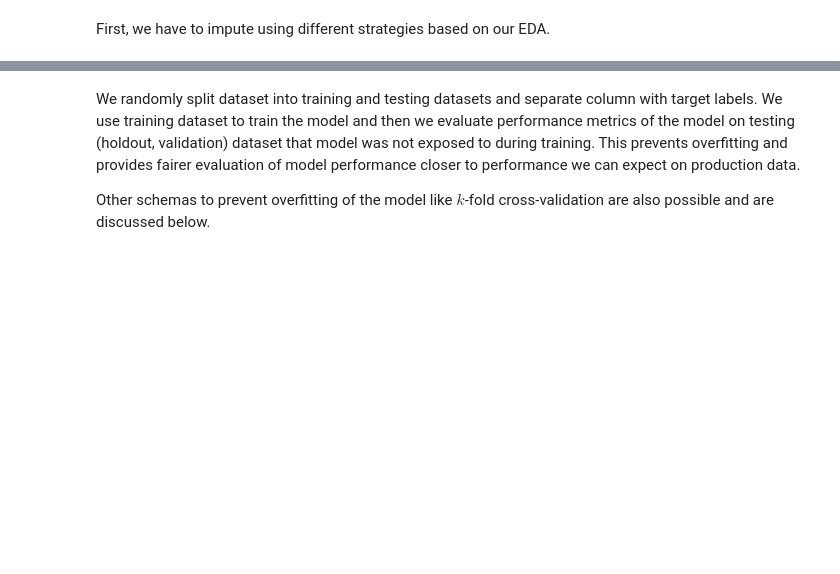
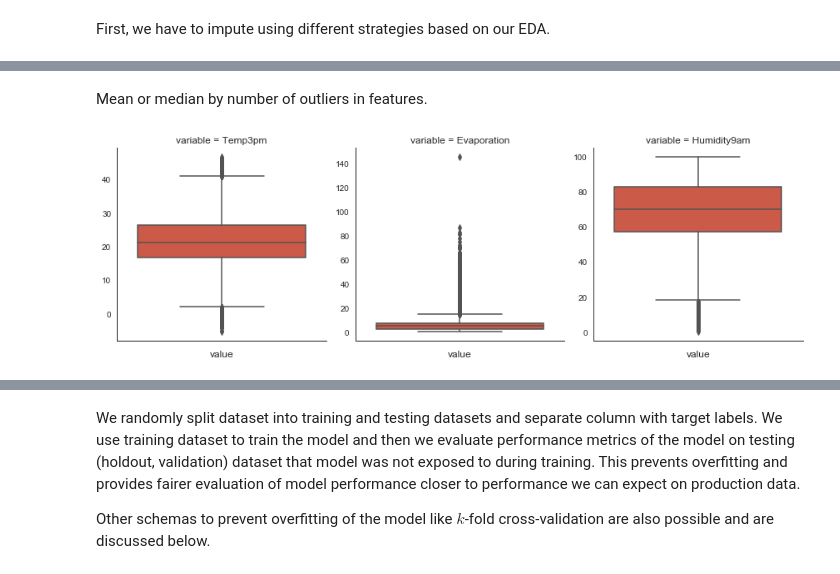
Before and after one commit to avast/machine-learning-python, a Jupyter notebook: imlp_2_modeling.ipynb, the cells around one changed output, grey strips where cells are left out. Cells and saved outputs as stored; diff of their text form; code cells hidden in the pictures; blank space fills up the shorter version.

```diff
--- a/imlp_2_modeling.ipynb
+++ b/imlp_2_modeling.ipynb
@@ -129,2 +140,12 @@ features += [('~indicator', SimpleImputer(strategy='median', add_indicator=True)
+# %% [markdown]
+Mean or median by number of outliers in features.
+# %%
+# boxplots
+cols = ['Temp3pm', 'Evaporation', 'Humidity9am']
+m = pd.melt(df[cols + ['Date', 'Location']], id_vars=['Date', 'Location'], value_vars=cols)
+g = sns.FacetGrid(m, col='variable', sharex=False, sharey=False, size=4)
+g.map(sns.boxplot, 'value', orient='v');
+# %% [output]
+[figure, added]
 # %%
 # mean for features with no outliers
```
Also changed, not shown: parts of 48 cells of this notebook, 5 other files.
